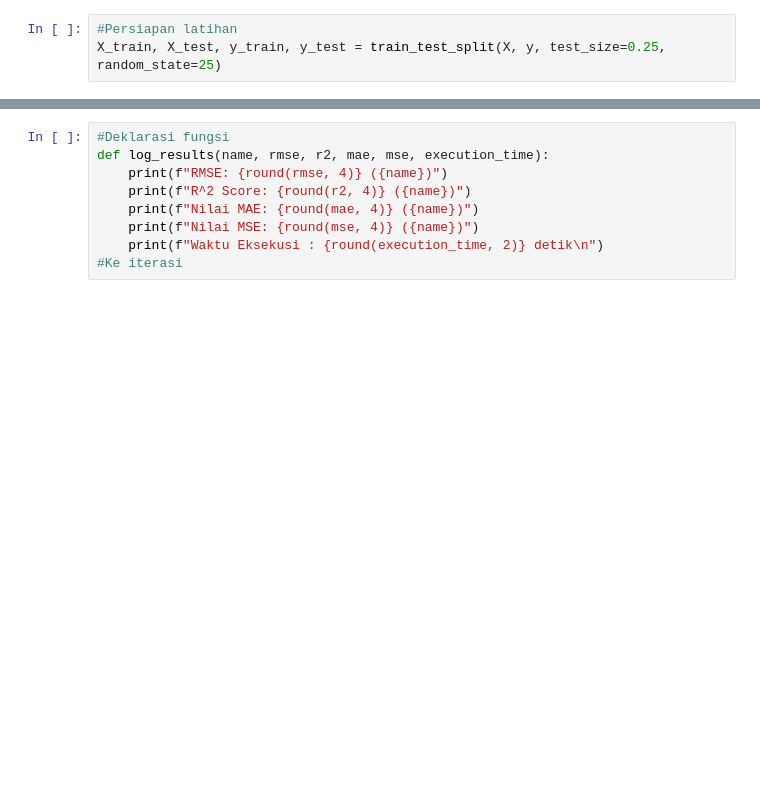
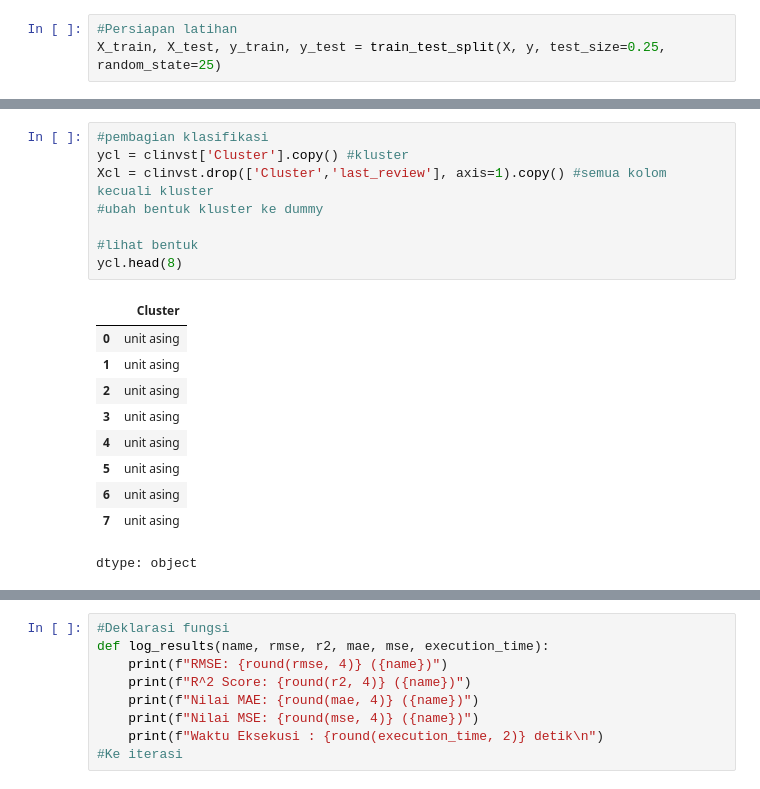
Before and after one commit to DGkurnia/cnkproject, a Jupyter notebook: BMLP_Derfansyah_Guswiranata_Kurnia_clasif.ipynb, the cells around one changed output, grey strips where cells are left out. Drawn from its saved outputs; the diff is of its cells as text; blank space fills up the shorter version.

```diff
--- a/BMLP_Derfansyah_Guswiranata_Kurnia_clasif.ipynb
+++ b/BMLP_Derfansyah_Guswiranata_Kurnia_clasif.ipynb
@@ -243,0 +252,19 @@ Proses awal menggunakan rasio 3:1 untuk (latihan dan tes)
+# %%
+#pembagian klasifikasi
+ycl = clinvst['Cluster'].copy() #kluster
+Xcl = clinvst.drop(['Cluster','last_review'], axis=1).copy() #semua kolom kecuali kluster
+#ubah bentuk kluster ke dummy
+
+#lihat bentuk
+ycl.head(8)
+# %% [output]
+|  | Cluster |
+| 0 | unit asing |
+| 1 | unit asing |
+| 2 | unit asing |
+| 3 | unit asing |
+| 4 | unit asing |
+| 5 | unit asing |
+| 6 | unit asing |
+| 7 | unit asing |
+dtype: object
```
Also changed, not shown: parts of 17 cells of this notebook.
